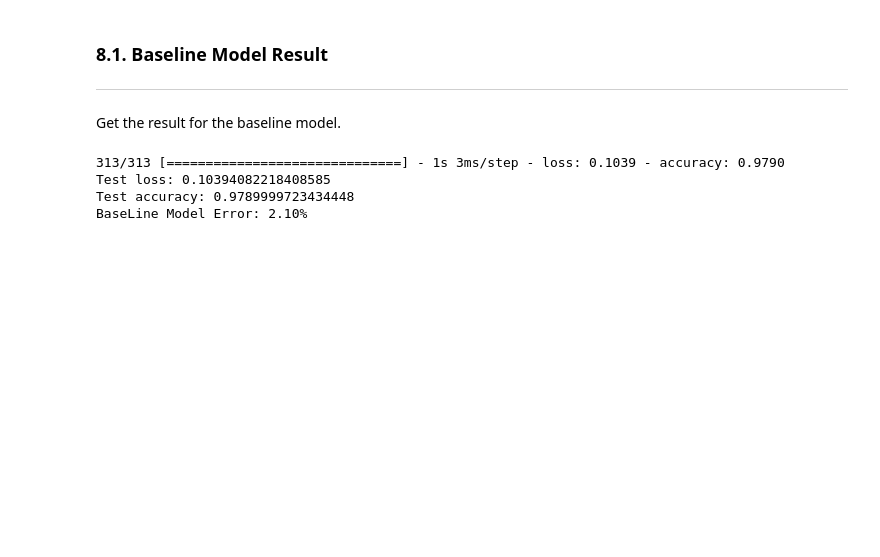
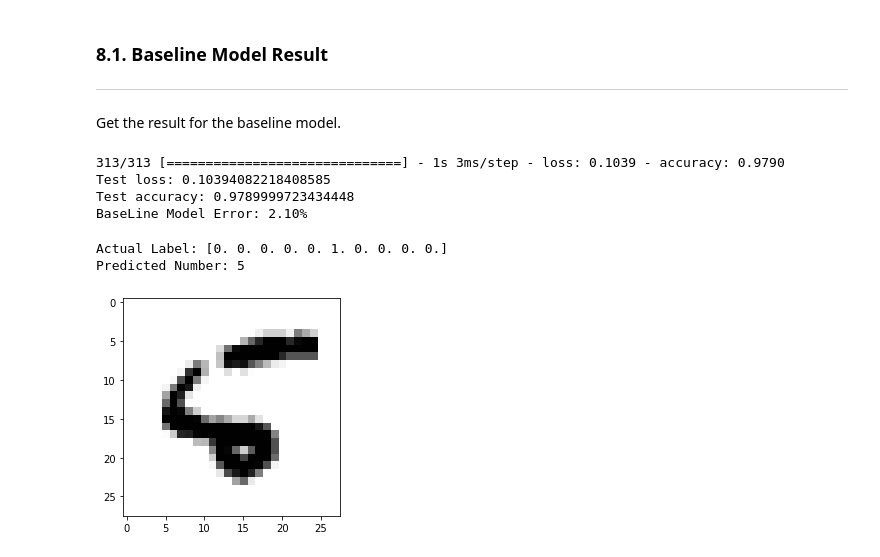
Before and after one commit to ngzhankang/Deep-Learning, a Jupyter notebook: Assignment_1.ipynb, the cells around one changed output. Saved outputs shown, nothing was run; the diff lists cells and outputs as text; code cells hidden in the pictures; blank space fills up the shorter version.

Commit message:
Minor edits to baseline model

```diff
--- a/Assignment_1.ipynb
+++ b/Assignment_1.ipynb
@@ -397,7 +397,7 @@ model.compile(optimizer='adam',
              metrics=['accuracy'])
 
 # train the model
-history = model.fit(x_train, y_train, validation_data=(x_test, y_test), validation_split=0.2, epochs=15, batch_size=200, verbose=1)
+history = model.fit(x_train, y_train, validation_split=0.2, epochs=15, batch_size=200, verbose=1)
 # %% [output]
 Epoch 1/15
 240/240 [==============================] - 1s 5ms/step - loss: 0.4056 - accuracy: 0.8801 - val_loss: 0.1357 - val_accuracy: 0.9588
@@ -486,3 +489,20 @@ print("BaseLine Model Error: %.2f%%" % (100-score[1]*100))
 Test loss: 0.10394082218408585
 Test accuracy: 0.9789999723434448
 BaseLine Model Error: 2.10%
+# %%
+# get a random index which we will use it to see what number it is from the test dataset(it shld be a number all the way to 60,000)
+image_index = 8
+
+# see what image it is first
+plt.imshow(x_test[image_index].reshape(28, 28),cmap=plt.cm.binary) # visually, we identify the number as 6
+# see the actual label
+actual_label = (y_test[image_index])
+print('Actual Label:', actual_label)
+
+# now lets try to feed the image_index into x_test and feed it into the trained model
+pred = model.predict(x_test[image_index].reshape(1,-1)) # changing it to a 1d array first
+print('Predicted Number:', pred.argmax()) # print out the result
+# %% [output]
+Actual Label: [0. 0. 0. 0. 0. 1. 0. 0. 0. 0.]
+Predicted Number: 5
+[figure, added]
```
Also changed, not shown: parts of 1 cell of this notebook.
